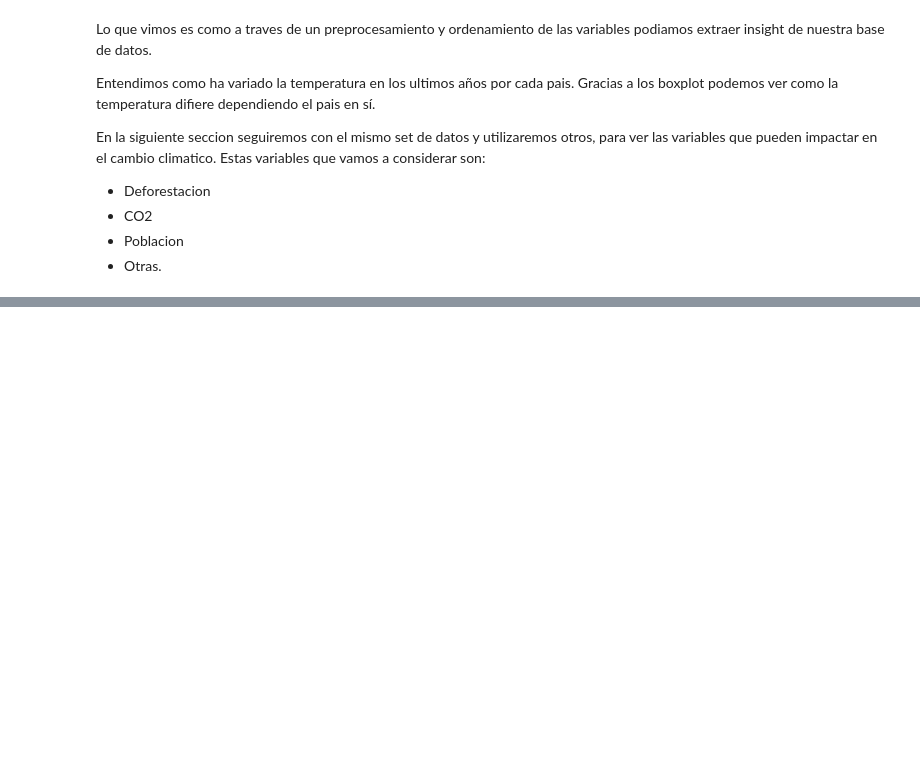
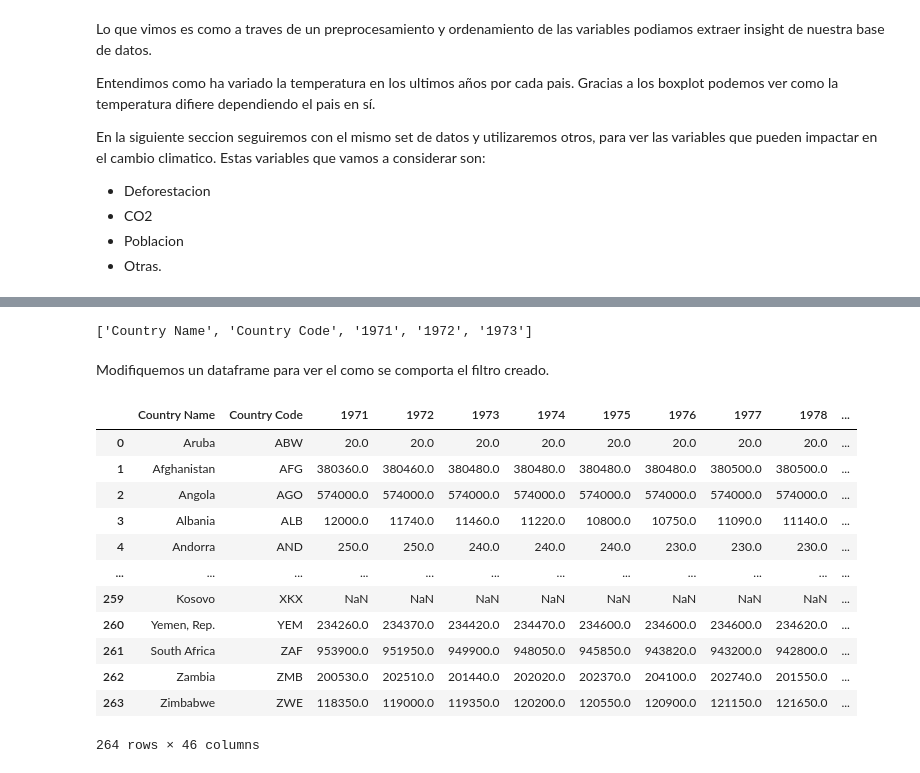
Before and after one commit to francomanca93/analisis-de-datos, a Jupyter notebook: Proyecto_Cambio_climático.ipynb, the cells around one changed output, grey strips where cells are left out. Cells and saved outputs as stored; diff of their text form; code cells hidden in the pictures; blank space fills up the shorter version.

```diff
--- a/Proyecto_Cambio_climático.ipynb
+++ b/Proyecto_Cambio_climático.ipynb
@@ -330,0 +352,6 @@ En la siguiente seccion seguiremos con el mismo set de datos y utilizaremos otro
+# %%
+df_agri = pd.read_csv('API_AG.LND.AGRI.K2_DS2_en_csv_v2_1219309.csv', header=2)
+df_fore = pd.read_csv('API_AG.LND.FRST.K2_DS2_en_csv_v2_1221041.csv', header=2)
+df_elec = pd.read_csv('API_EG.USE.ELEC.KH.PC_DS2_en_csv_v2_1221097.csv', header=2)
+df_co2e = pd.read_csv('API_EN.ATM.CO2E.KT_DS2_en_csv_v2_1217566.csv', header=2)
+df_popu = pd.read_csv('API_SP.POP.TOTL_DS2_en_csv_v2_1308146.csv', header=2)
@@ -330,0 +373,25 @@ En la siguiente seccion seguiremos con el mismo set de datos y utilizaremos otro
+# %%
+range(1971, 2015)
+map(str, range(1971, 2015))
+cols = ['Country Name', 'Country Code'] + list(map(str, range(1971, 2015)))
+cols[:5]
+# %% [output]
+['Country Name', 'Country Code', '1971', '1972', '1973']
+# %% [markdown]
+Modifiquemos un dataframe para ver el como se comporta el filtro creado.
+# %%
+df_agri.loc[:, cols]
+# %% [output]
+|  | Country Name | Country Code | 1971 | 1972 | 1973 | 1974 | 1975 | 1976 | 1977 | 1978 | ... |
+| 0 | Aruba | ABW | 20.0 | 20.0 | 20.0 | 20.0 | 20.0 | 20.0 | 20.0 | 20.0 | ... |
+| 1 | Afghanistan | AFG | 380360.0 | 380460.0 | 380480.0 | 380480.0 | 380480.0 | 380480.0 | 380500.0 | 380500.0 | ... |
+| 2 | Angola | AGO | 574000.0 | 574000.0 | 574000.0 | 574000.0 | 574000.0 | 574000.0 | 574000.0 | 574000.0 | ... |
+| 3 | Albania | ALB | 12000.0 | 11740.0 | 11460.0 | 11220.0 | 10800.0 | 10750.0 | 11090.0 | 11140.0 | ... |
+| 4 | Andorra | AND | 250.0 | 250.0 | 240.0 | 240.0 | 240.0 | 230.0 | 230.0 | 230.0 | ... |
+| ... | ... | ... | ... | ... | ... | ... | ... | ... | ... | ... | ... |
+| 259 | Kosovo | XKX | NaN | NaN | NaN | NaN | NaN | NaN | NaN | NaN | ... |
+| 260 | Yemen, Rep. | YEM | 234260.0 | 234370.0 | 234420.0 | 234470.0 | 234600.0 | 234600.0 | 234600.0 | 234620.0 | ... |
+| 261 | South Africa | ZAF | 953900.0 | 951950.0 | 949900.0 | 948050.0 | 945850.0 | 943820.0 | 943200.0 | 942800.0 | ... |
+| 262 | Zambia | ZMB | 200530.0 | 202510.0 | 201440.0 | 202020.0 | 202370.0 | 204100.0 | 202740.0 | 201550.0 | ... |
+| 263 | Zimbabwe | ZWE | 118350.0 | 119000.0 | 119350.0 | 120200.0 | 120550.0 | 120900.0 | 121150.0 | 121650.0 | ... |
+264 rows × 46 columns
```
Also changed, not shown: parts of 34 cells of this notebook.
